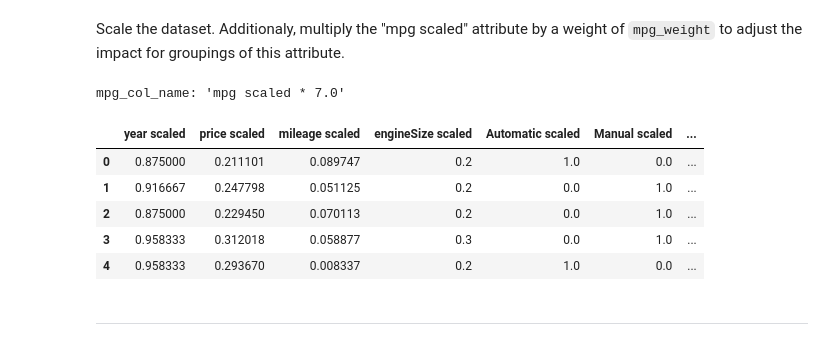
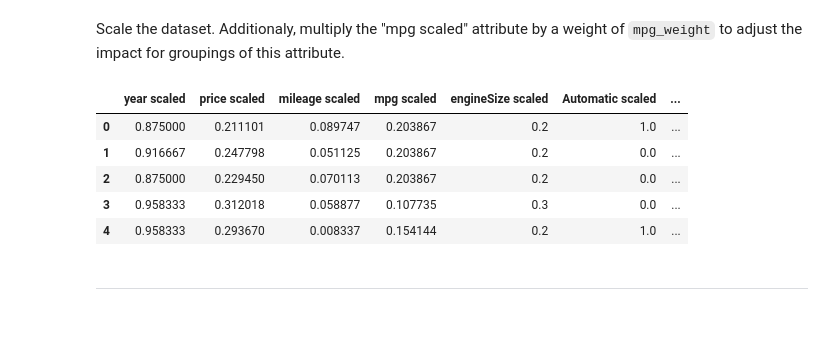
Before and after one commit to ddoggdiggitty/INFS-768-project, a Jupyter notebook: Group Project/Programming/CompiledKNN.ipynb, the cells around one changed output. Drawn from its saved outputs; the diff is of its cells as text; code cells hidden in the pictures.

```diff
--- a/Group Project/Programming/CompiledKNN.ipynb
+++ b/Group Project/Programming/CompiledKNN.ipynb
@@ -114,10 +20,5 @@ df = pd.read_csv("clean_Ford.csv")
-# %%
-mpg_weight = 7.0
-
-# use mpg_col_name to rename the columns after adjusting the "mpg scaled" feature
-mpg_col_name = "mpg scaled * " + str(mpg_weight)
-print("mpg_col_name: '" + mpg_col_name + "'")
-# %% [output]
-mpg_col_name: 'mpg scaled * 7.0'
+# %%
+X = pd.read_csv("X.csv")
+y = pd.read_csv("y.csv")
 # %%
 scaler = MinMaxScaler()
@@ -128,14 +28,12 @@ columns = X.columns + " scaled"
 X_scaled = pd.DataFrame(X_scaled, columns=columns)
 # %%
 # adjust the 'mpg scaled' feature
-mpg_scaled = X_scaled["mpg scaled"].to_frame(name=mpg_col_name)*mpg_weight
-X_scaled = pd.concat([X_scaled.drop("mpg scaled", axis=1), mpg_scaled], axis=1)
 display(X_scaled.head())
 # %% [output]
-|  | year scaled | price scaled | mileage scaled | engineSize scaled | Automatic scaled | Manual scaled | ... |
-| 0 | 0.875000 | 0.211101 | 0.089747 | 0.2 | 1.0 | 0.0 | ... |
-| 1 | 0.916667 | 0.247798 | 0.051125 | 0.2 | 0.0 | 1.0 | ... |
-| 2 | 0.875000 | 0.229450 | 0.070113 | 0.2 | 0.0 | 1.0 | ... |
-| 3 | 0.958333 | 0.312018 | 0.058877 | 0.3 | 0.0 | 1.0 | ... |
-| 4 | 0.958333 | 0.293670 | 0.008337 | 0.2 | 1.0 | 0.0 | ... |
+|  | year scaled | price scaled | mileage scaled | mpg scaled | engineSize scaled | Automatic scaled | ... |
+| 0 | 0.875000 | 0.211101 | 0.089747 | 0.203867 | 0.2 | 1.0 | ... |
+| 1 | 0.916667 | 0.247798 | 0.051125 | 0.203867 | 0.2 | 0.0 | ... |
+| 2 | 0.875000 | 0.229450 | 0.070113 | 0.203867 | 0.2 | 0.0 | ... |
+| 3 | 0.958333 | 0.312018 | 0.058877 | 0.107735 | 0.3 | 0.0 | ... |
+| 4 | 0.958333 | 0.293670 | 0.008337 | 0.154144 | 0.2 | 1.0 | ... |
 # %%
```
Also changed, not shown: parts of 29 cells of this notebook, 6 other files.
